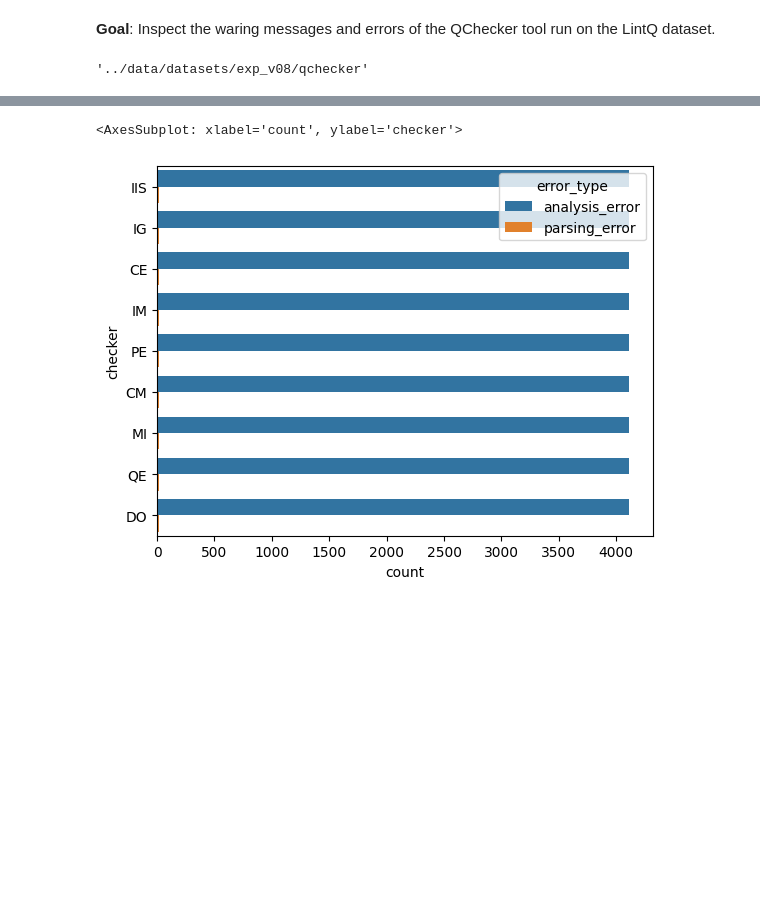
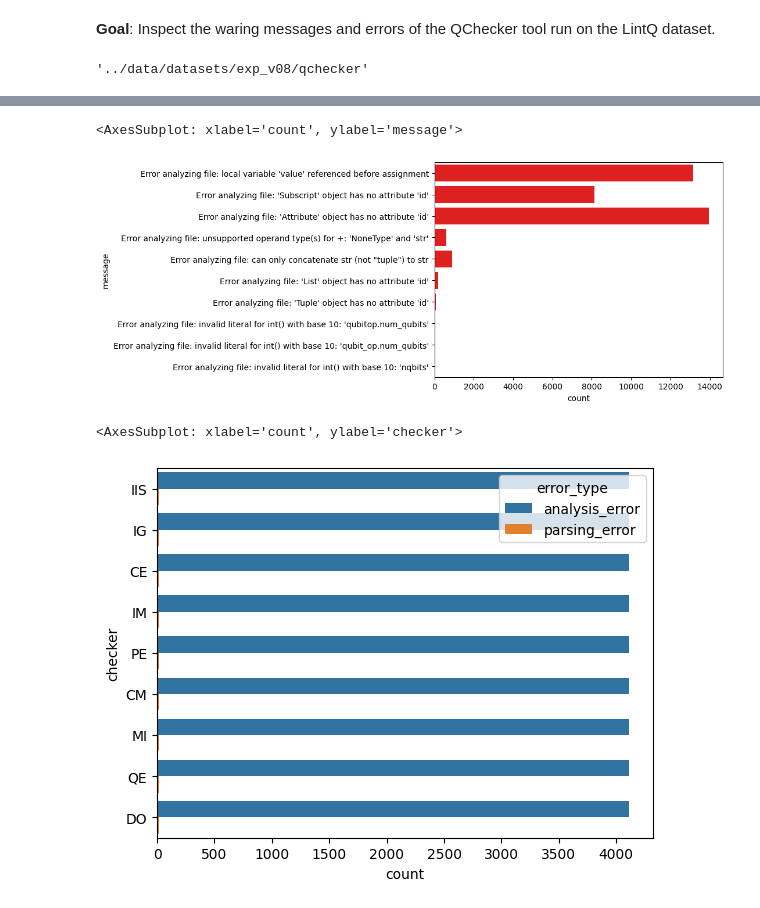
Before and after one commit to sola-st/LintQ, a Jupyter notebook: notebooks/11_QChecker.ipynb, the cells around one changed output, grey strips where cells are left out. Drawn from its saved outputs; the diff is of its cells as text; code cells hidden in the pictures; blank space fills up the shorter version.

Commit message:
run LintQ on Bugs4Q replica + ipynb analysis

```diff
--- a/notebooks/11_QChecker.ipynb
+++ b/notebooks/11_QChecker.ipynb
@@ -28,6 +28,17 @@ df.head()
 | 2 | graders_f3ed23.py | IIS | Incorrect initial state | NaN | No warnings to report. | False | NaN |
 | 3 | challenge4_circuitdecomposition_6... | IIS | Incorrect initial state | NaN | No warnings to report. | False | NaN |
 | 4 | run_circuit_3a72ed.py | IIS | Incorrect initial state | NaN | No warnings to report. | False | NaN |
+# %%
+df_analysis_error_only = df[df['error_type'] == 'analysis_error']
+df_analysis_error_only['message'].unique()
+sns.countplot(
+    data=df_analysis_error_only,
+    y='message',
+    color='red'
+)
+# %% [output]
+<AxesSubplot: xlabel='count', ylabel='message'>
+[figure, added]
 # %%
 # fill nan with empty string
 # df = df.fillna('')
```
Also changed, not shown: 4 other files.
